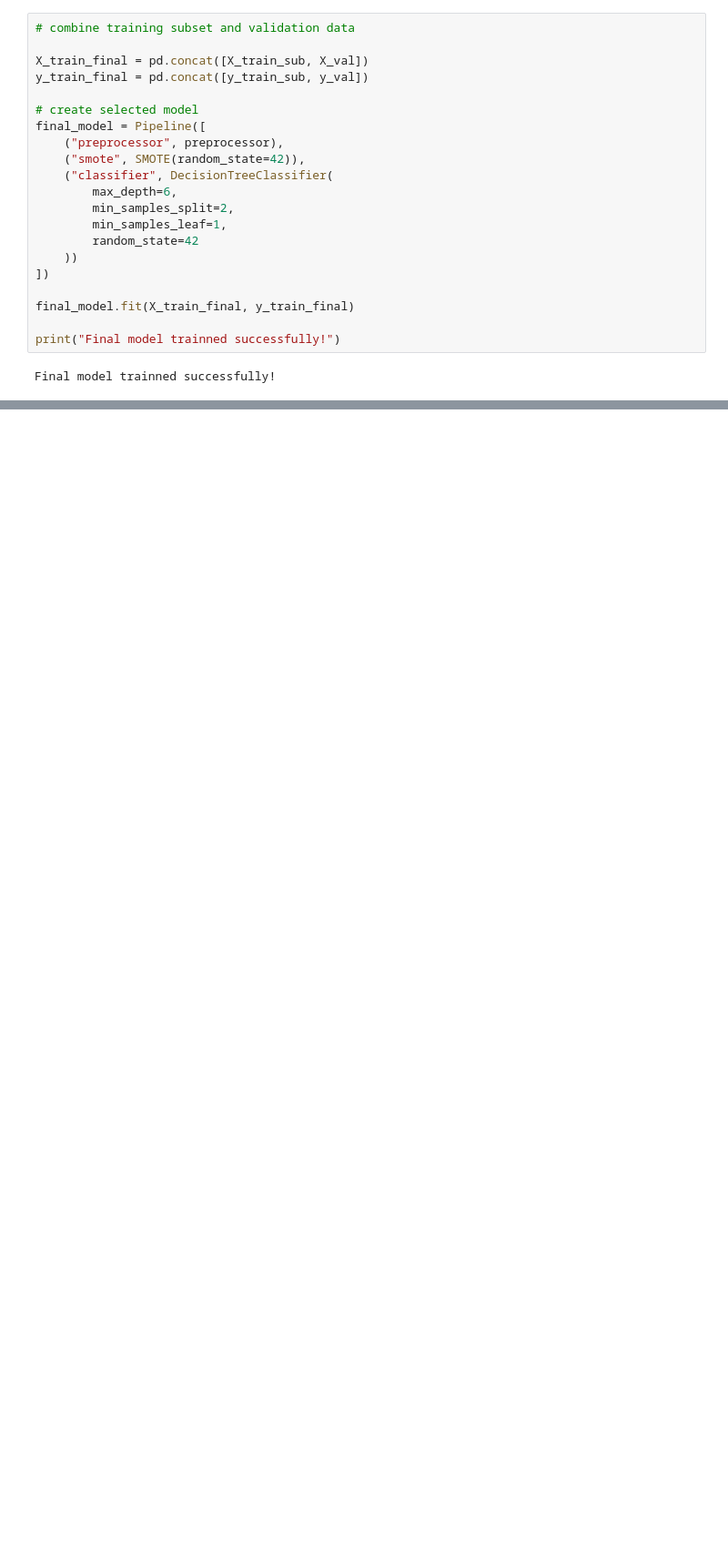
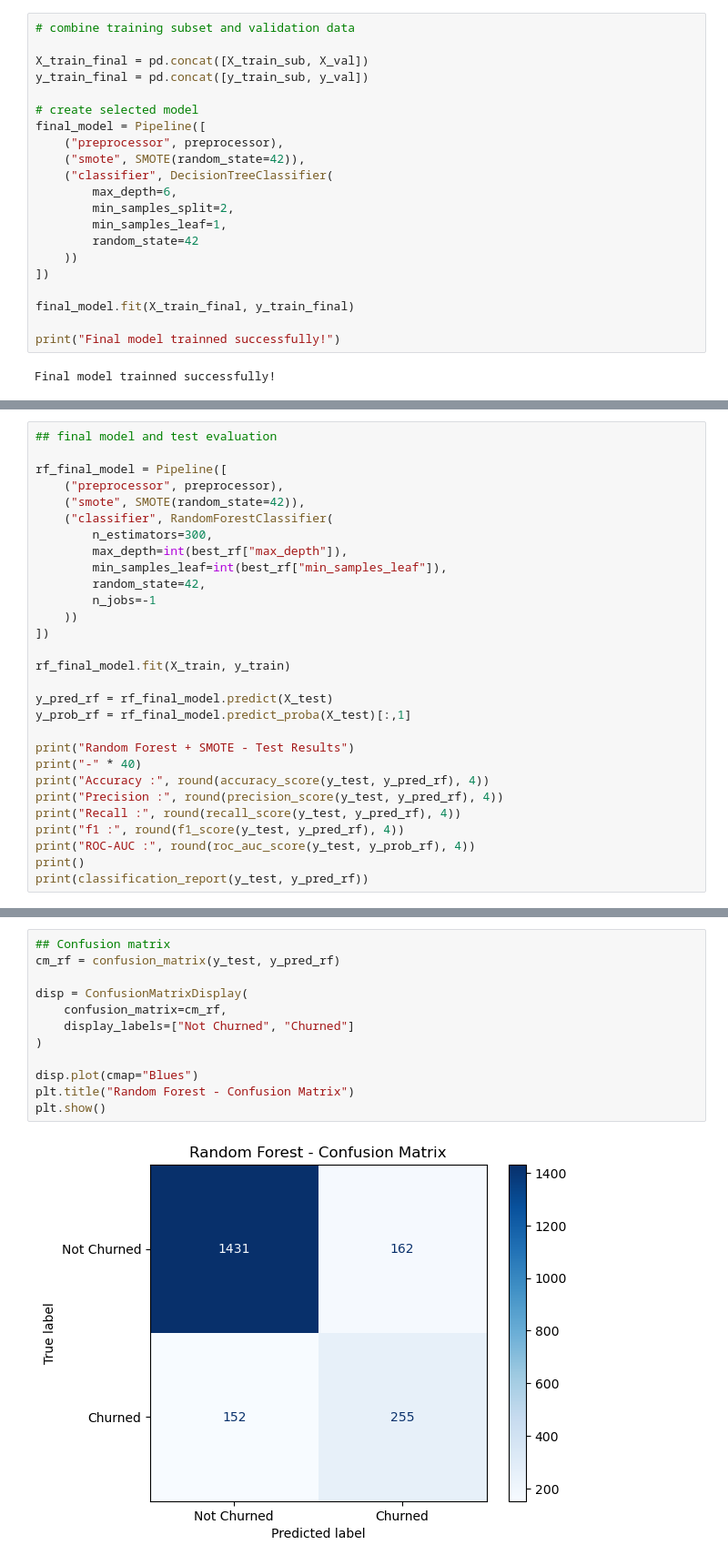
Before and after one commit to ArishAhmad06/bank-customer-churn-prediction, a Jupyter notebook: notebooks/bank_customer_churn_prediction.ipynb, the cells around one changed output, grey strips where cells are left out. Shown at 91% size. Saved outputs shown, nothing was run; the diff lists cells and outputs as text; blank space fills up the shorter version.

```diff
--- a/notebooks/bank_customer_churn_prediction.ipynb
+++ b/notebooks/bank_customer_churn_prediction.ipynb
@@ -1002,0 +1026,29 @@ This project helped me understand the importance of handling class imbalance, co
+# %%
+## final model and test evaluation
+
+rf_final_model = Pipeline([
+    ("preprocessor", preprocessor),
+    ("smote", SMOTE(random_state=42)),
+    ("classifier", RandomForestClassifier(
+        n_estimators=300,
+        max_depth=int(best_rf["max_depth"]),
+        min_samples_leaf=int(best_rf["min_samples_leaf"]),
+        random_state=42,
+        n_jobs=-1
+    ))
+])
+
+rf_final_model.fit(X_train, y_train)
+
+y_pred_rf = rf_final_model.predict(X_test)
+y_prob_rf = rf_final_model.predict_proba(X_test)[:,1]
+
+print("Random Forest + SMOTE - Test Results")
+print("-" * 40)
+print("Accuracy :", round(accuracy_score(y_test, y_pred_rf), 4))
+print("Precision :", round(precision_score(y_test, y_pred_rf), 4))
+print("Recall :", round(recall_score(y_test, y_pred_rf), 4))
+print("f1 :", round(f1_score(y_test, y_pred_rf), 4))
+print("ROC-AUC :", round(roc_auc_score(y_test, y_prob_rf), 4))
+print()
+print(classification_report(y_test, y_pred_rf))
@@ -1002,0 +1072,14 @@ This project helped me understand the importance of handling class imbalance, co
+# %%
+## Confusion matrix
+cm_rf = confusion_matrix(y_test, y_pred_rf)
+
+disp = ConfusionMatrixDisplay(
+    confusion_matrix=cm_rf,
+    display_labels=["Not Churned", "Churned"]
+)
+
+disp.plot(cmap="Blues")
+plt.title("Random Forest - Confusion Matrix")
+plt.show()
+# %% [output]
+[figure, added]
```
Also changed, not shown: parts of 27 cells of this notebook.
